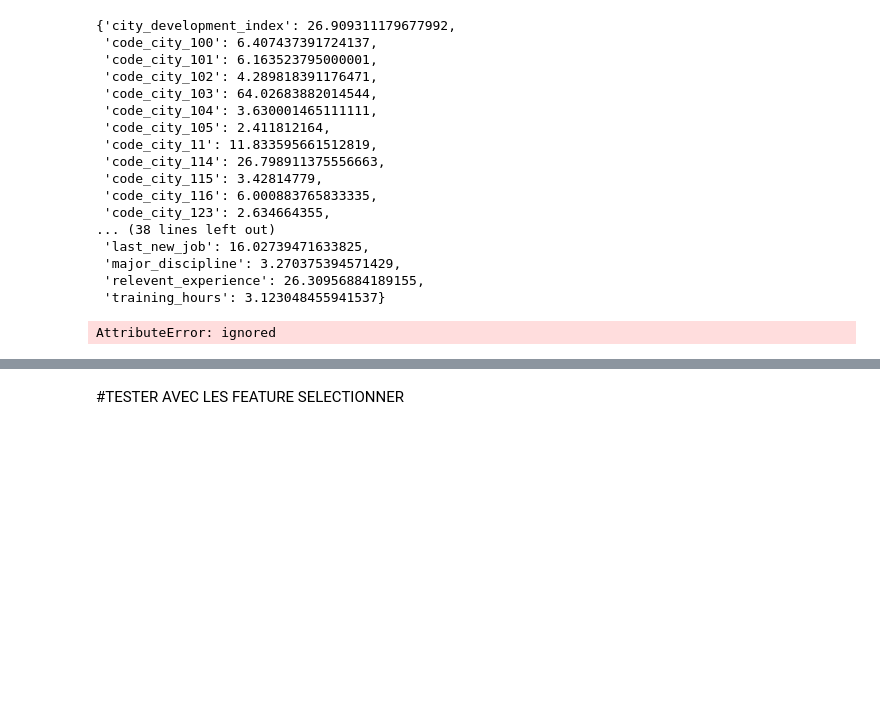
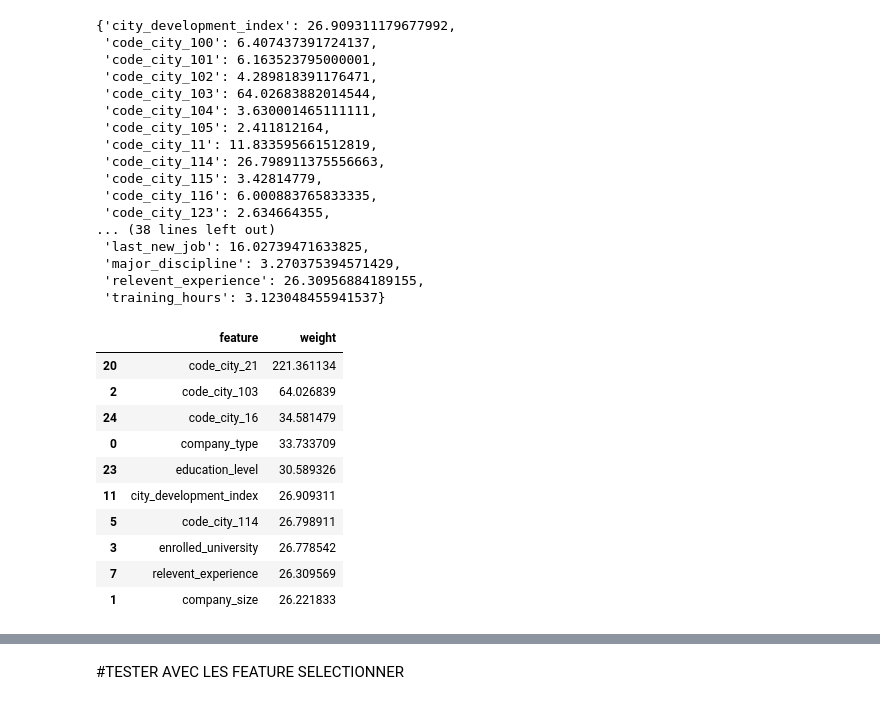
Before and after one commit to aloaah/HR-Analytics, a Jupyter notebook: HR_Analytics_Modeling_and_Prediction.ipynb, the cells around one changed output, grey strips where cells are left out. Drawn from its saved outputs; the diff is of its cells as text; code cells hidden in the pictures; blank space fills up the shorter version.

```diff
--- a/HR_Analytics_Modeling_and_Prediction.ipynb
+++ b/HR_Analytics_Modeling_and_Prediction.ipynb
@@ -1294,9 +1297,20 @@ xgb_model.get_score(importance_type='gain')
 # %%
-ft_weights_xg = pd.DataFrame(, columns=['weight'], index=X.columns)
-ft_weights_xgb_reg.sort_values('weight', ascending=False, inplace=True)
-ft_weights_xgb_reg.head(10)
+ft_weights_xgb = pd.DataFrame({'feature':list(Features_inmportance.keys()),
+                              'weight': list(Features_inmportance.values())})
+ft_weights_xgb.sort_values('weight', ascending=False, inplace=True)
+ft_weights_xgb.head(10)
 # %% [output]
-AttributeError: ignored
+|  | feature | weight |
+| 20 | code_city_21 | 221.361134 |
+| 2 | code_city_103 | 64.026839 |
+| 24 | code_city_16 | 34.581479 |
+| 0 | company_type | 33.733709 |
+| 23 | education_level | 30.589326 |
+| 11 | city_development_index | 26.909311 |
+| 5 | code_city_114 | 26.798911 |
+| 3 | enrolled_university | 26.778542 |
+| 7 | relevent_experience | 26.309569 |
+| 1 | company_size | 26.221833 |
 # %%
 # Plotting feature importances
 plt.figure(figsize=(10,25))
```
Also changed, not shown: parts of 5 cells of this notebook.
